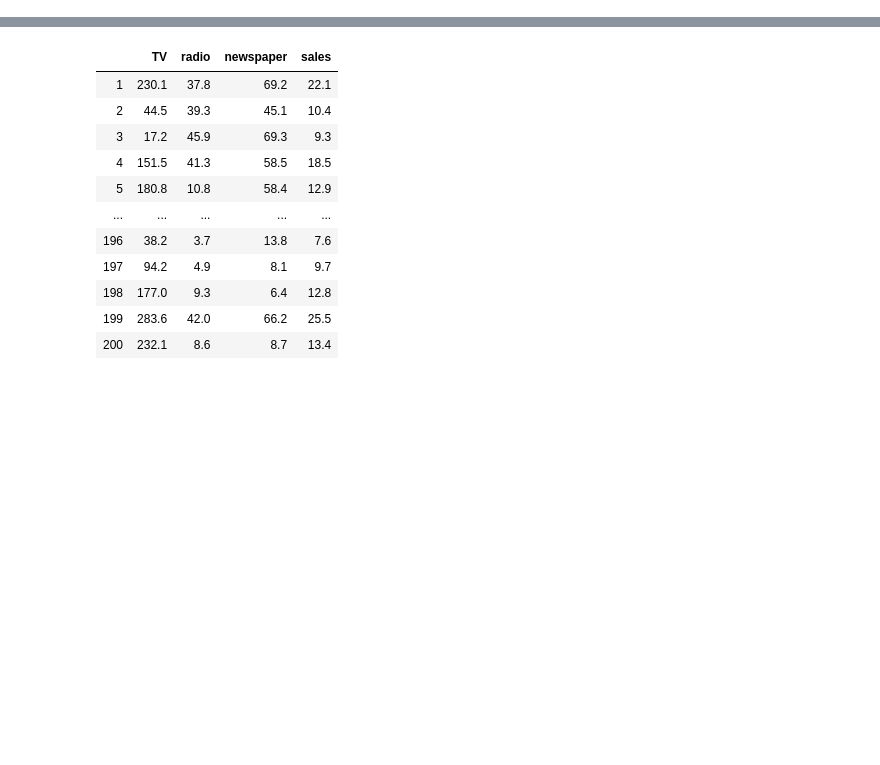
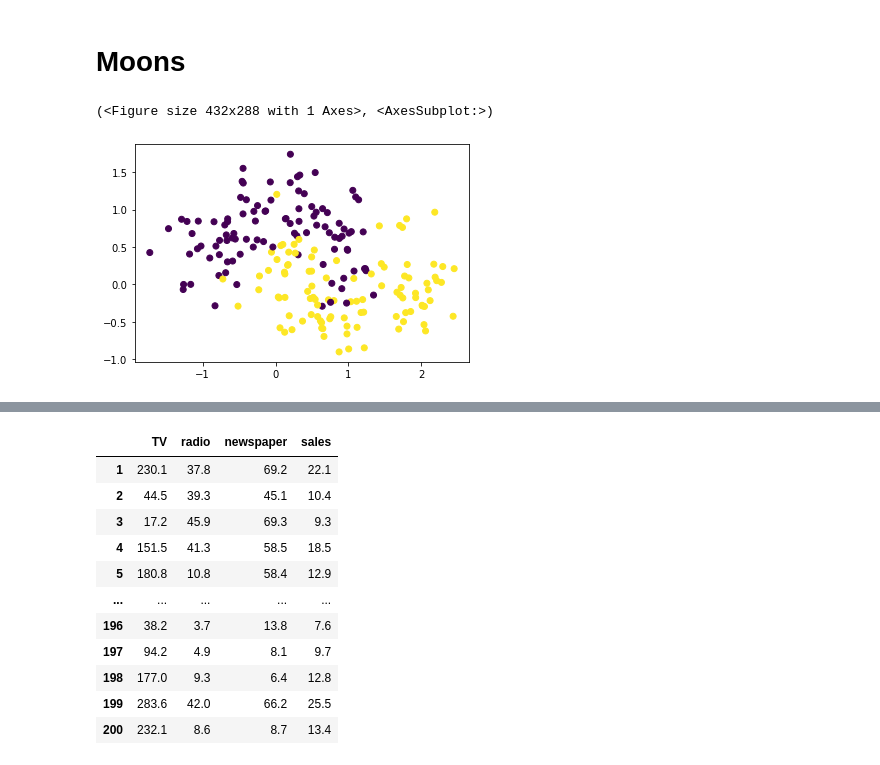
Before and after one commit to caichinger/MLMNC2020, a Jupyter notebook: 1_introduction/exercise.ipynb, the cells around one changed output, grey strips where cells are left out. Drawn from its saved outputs; the diff is of its cells as text; code cells hidden in the pictures; blank space fills up the shorter version.

```diff
--- a/1_introduction/exercise.ipynb
+++ b/1_introduction/exercise.ipynb
@@ -43,0 +64,24 @@ The code snippeds already contained in the notebook will provide you with hints.
+# %% [markdown]
+# Moons
+# %%
+import matplotlib.pyplot as plt
+from mlxtend.plotting import plot_decision_regions
+from sklearn.datasets import make_moons
+
+
+def load_data(**wargs):
+    # experiment by setting the parameters to different values
+    # and observe the result
+    return make_moons(n_samples=200, noise=0.3, random_state=42)
+
+def visualize_data(X, y):
+    fig, ax = plt.subplots()
+    ax.scatter(X[:, 0], X[:, 1], c=y)
+    return fig, ax
+
+
+X, y = load_data()
+visualize_data(X, y)
+# %% [output]
+(<Figure size 432x288 with 1 Axes>, <AxesSubplot:>)
+[figure, added]
```
Also changed, not shown: parts of 6 cells of this notebook, 4 other files.
